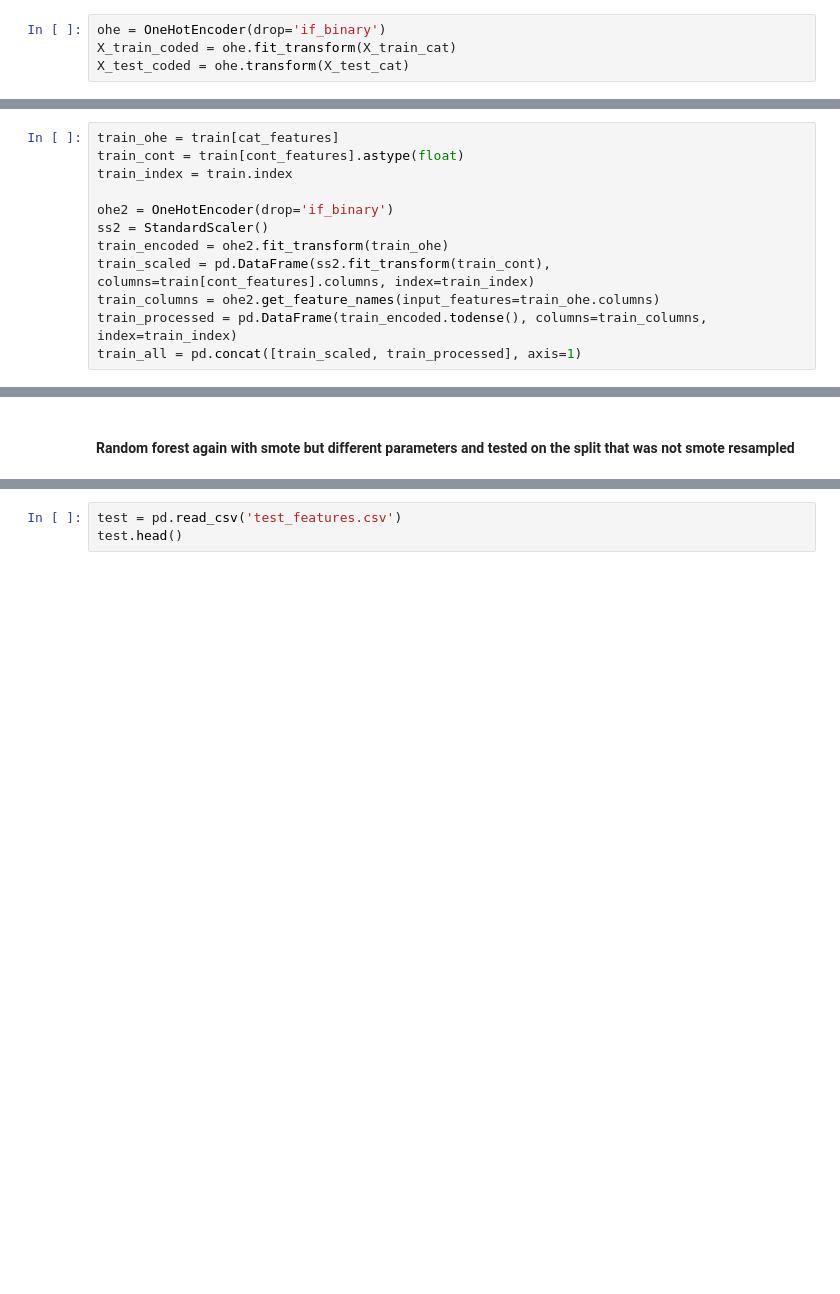
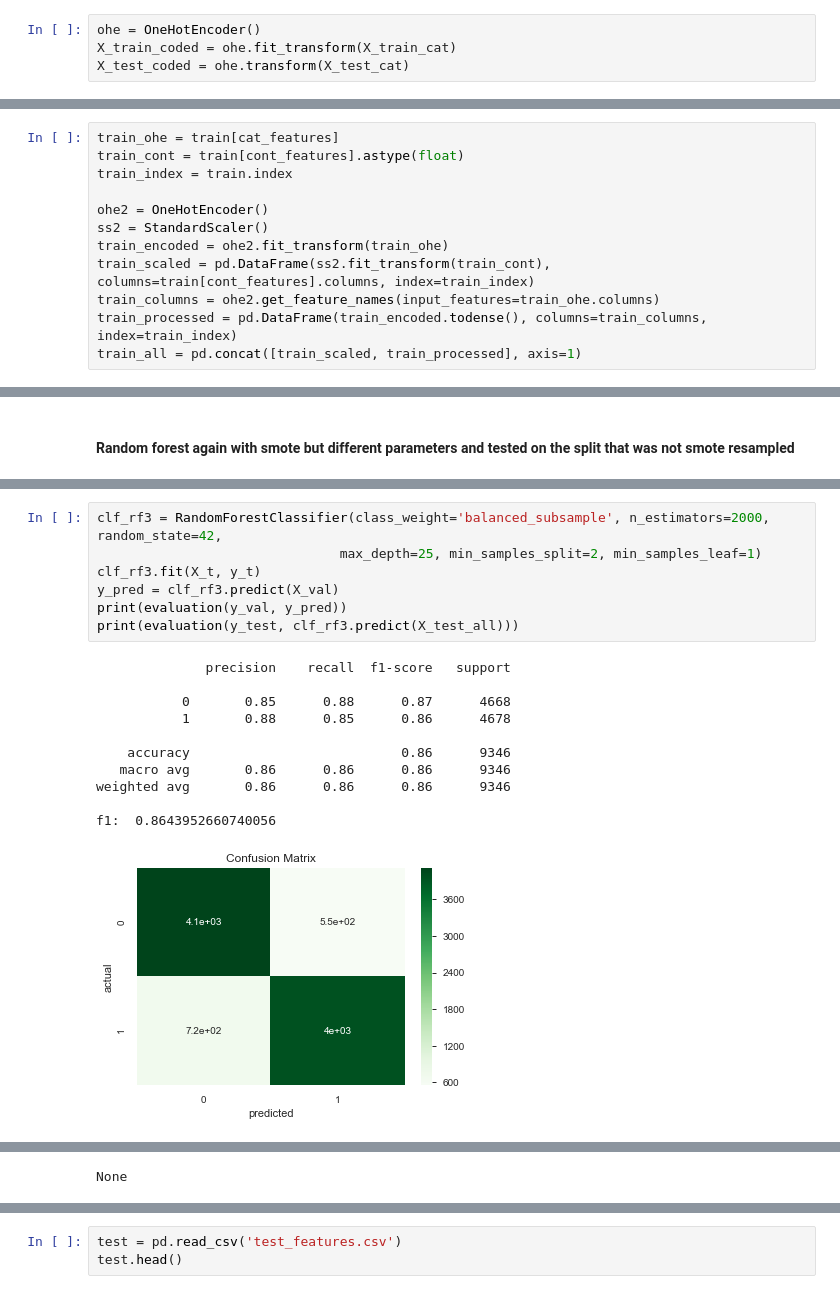
Before and after one commit to jwong853/classification_bakeoff_sea-chi-dsc, a Jupyter notebook: Untitled.ipynb, the cells around one changed output, grey strips where cells are left out. Saved outputs shown, nothing was run; the diff lists cells and outputs as text; blank space fills up the shorter version.

```diff
--- a/Untitled.ipynb
+++ b/Untitled.ipynb
@@ -144,7 +112,7 @@ X_test_sc = pd.DataFrame(ss.transform(X_test_cont), columns=X_test_cont.columns,
 # %% [markdown]
 #### One Hot Encoding categorical features
 # %%
-ohe = OneHotEncoder(drop='if_binary')
+ohe = OneHotEncoder()
 X_train_coded = ohe.fit_transform(X_train_cat)
 X_test_coded = ohe.transform(X_test_cat)
 # %% [markdown]
@@ -233,7 +186,7 @@ train_ohe = train[cat_features]
 train_cont = train[cont_features].astype(float)
 train_index = train.index
 
-ohe2 = OneHotEncoder(drop='if_binary')
+ohe2 = OneHotEncoder()
 ss2 = StandardScaler()
 train_encoded = ohe2.fit_transform(train_ohe)
 train_scaled = pd.DataFrame(ss2.fit_transform(train_cont), columns=train[cont_features].columns, index=train_index)
@@ -294 +247,20 @@ f1:  0.8502292965156747
 [figure]
+# %%
+clf_rf3 = RandomForestClassifier(class_weight='balanced_subsample', n_estimators=2000, random_state=42,
+                               max_depth=25, min_samples_split=2, min_samples_leaf=1)
+clf_rf3.fit(X_t, y_t)
+y_pred = clf_rf3.predict(X_val)
+print(evaluation(y_val, y_pred))
+print(evaluation(y_test, clf_rf3.predict(X_test_all)))
+# %% [output]
+              precision    recall  f1-score   support
+
+           0       0.85      0.88      0.87      4668
+           1       0.88      0.85      0.86      4678
+
+    accuracy                           0.86      9346
+   macro avg       0.86      0.86      0.86      9346
+weighted avg       0.86      0.86      0.86      9346
+
+f1:  0.8643952660740056
+[figure, added]
@@ -294,0 +279 @@ f1:  0.8502292965156747
+None
```
Also changed, not shown: parts of 18 cells of this notebook, 2 other files.
